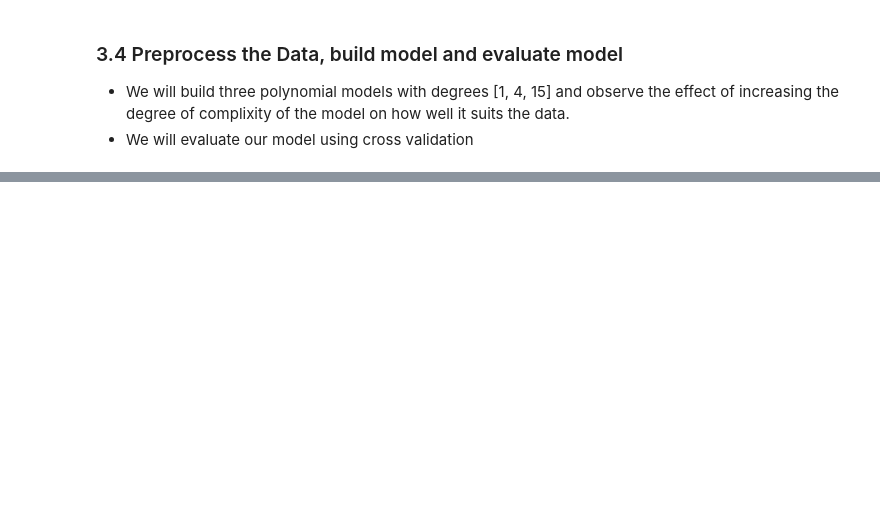
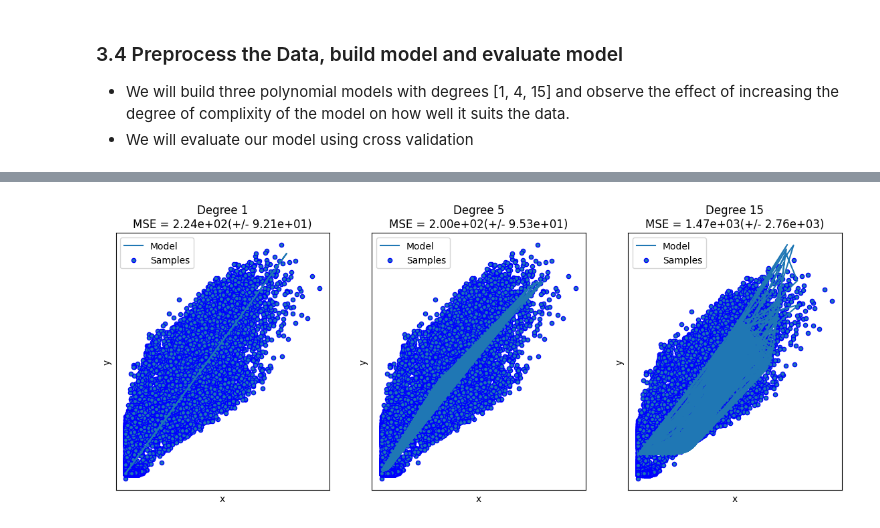
Before and after one commit to dayveedaniel/ML_Labs, a Jupyter notebook: Lab2/Lab-2.ipynb, the cells around one changed output, grey strips where cells are left out. Saved outputs shown, nothing was run; the diff lists cells and outputs as text; code cells hidden in the pictures; blank space fills up the shorter version.

```diff
--- a/Lab2/Lab-2.ipynb
+++ b/Lab2/Lab-2.ipynb
@@ -247,0 +468,35 @@ plt.show()
+# %%
+X_train, X_test, y_train, y_test = train_test_split(X,y,test_size=.2,shuffle=False)
+
+degrees = [1, 5, 15]
+
+plt.figure(figsize=(14, 5))
+for i in range(len(degrees)):
+    ax = plt.subplot(1, len(degrees), i + 1)
+    plt.setp(ax, xticks=(), yticks=())
+
+    polynomial_features = PolynomialFeatures(degree=degrees[i])
+    linear_regression = LinearRegression()
+    pipeline = Pipeline([("polynomial_features", polynomial_features),
+
+                         ("linear_regression", linear_regression)])
+
+    pipeline.fit(X.values[:, np.newaxis], y)
+
+    # Evaluate the models using crossvalidation
+    scores = cross_val_score(pipeline, X.values[:, np.newaxis], y,
+                             scoring="neg_mean_squared_error", cv=10)
+
+
+    plt.plot(X_test.values[:, np.newaxis], pipeline.predict(X_test.values[:, np.newaxis]), label="Model")
+    plt.scatter(X, y, edgecolor='b', s=20, label="Samples")
+    plt.xlabel("x")
+    plt.ylabel("y")
+    # plt.xlim((0, 1))
+    # plt.ylim((-2, 2))
+    plt.legend(loc="best")
+    plt.title("Degree {}\nMSE = {:.2e}(+/- {:.2e})".format(
+        degrees[i], -scores.mean(), scores.std()))
+plt.show()
+# %% [output]
+[figure, added]
```
Also changed, not shown: parts of 35 cells of this notebook, 20 other files.
